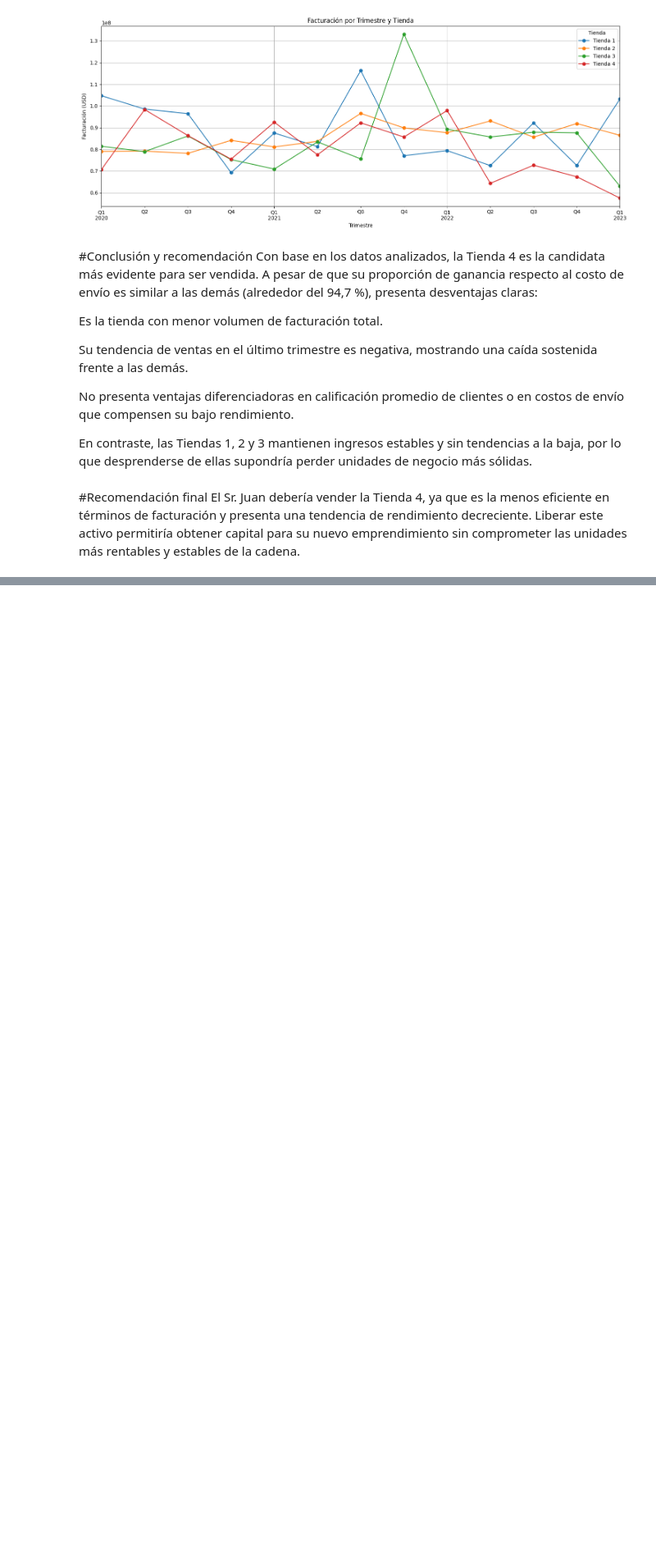
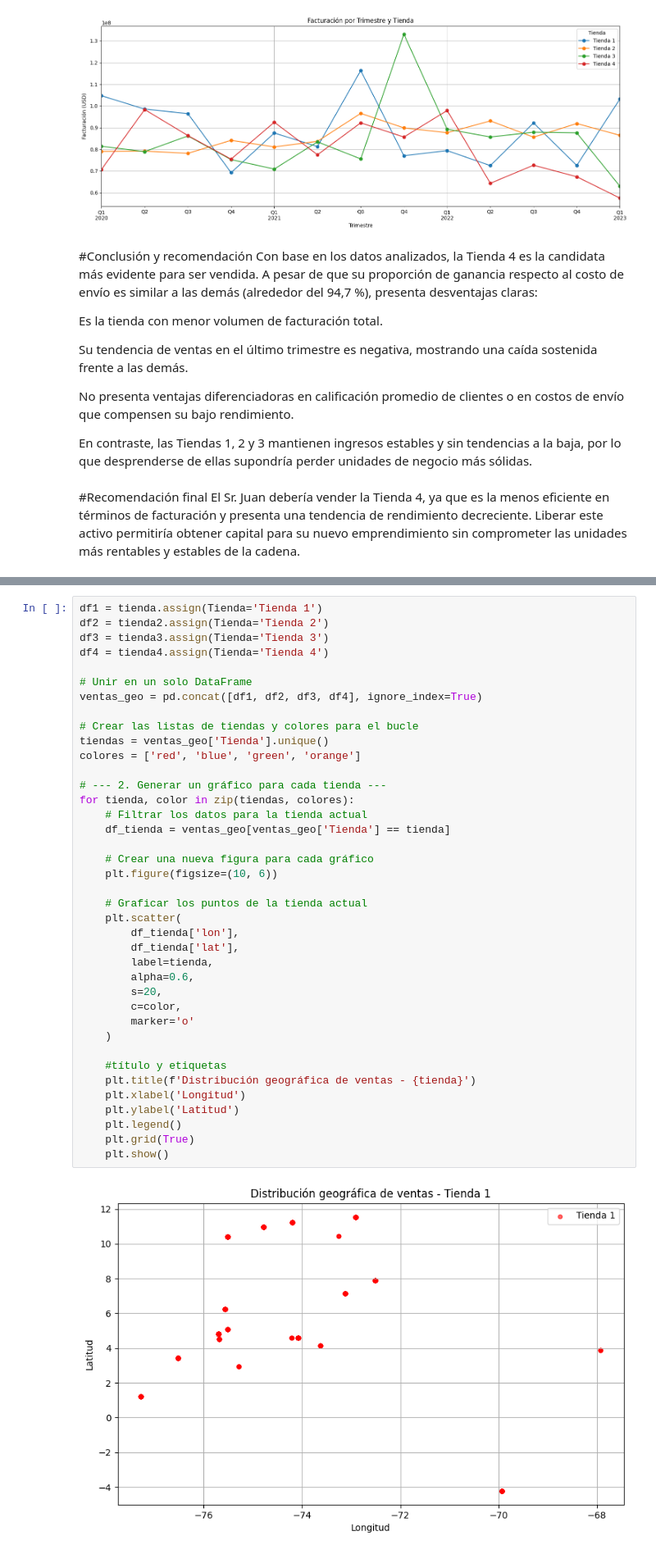
Before and after one commit to Joacco11/AluraStore, a Jupyter notebook: AluraStoreLatam.ipynb, the cells around one changed output, grey strips where cells are left out. Shown at 82% size. Saved outputs shown, nothing was run; the diff lists cells and outputs as text; blank space fills up the shorter version.

```diff
--- a/AluraStoreLatam.ipynb
+++ b/AluraStoreLatam.ipynb
@@ -347,0 +343,41 @@ El Sr. Juan debería vender la Tienda 4, ya que es la menos eficiente en términ
+# %%
+df1 = tienda.assign(Tienda='Tienda 1')
+df2 = tienda2.assign(Tienda='Tienda 2')
+df3 = tienda3.assign(Tienda='Tienda 3')
+df4 = tienda4.assign(Tienda='Tienda 4')
+
+# Unir en un solo DataFrame
+ventas_geo = pd.concat([df1, df2, df3, df4], ignore_index=True)
+
+# Crear las listas de tiendas y colores para el bucle
+tiendas = ventas_geo['Tienda'].unique()
+colores = ['red', 'blue', 'green', 'orange']
+
+# --- 2. Generar un gráfico para cada tienda ---
+for tienda, color in zip(tiendas, colores):
+    # Filtrar los datos para la tienda actual
+    df_tienda = ventas_geo[ventas_geo['Tienda'] == tienda]
+
+    # Crear una nueva figura para cada gráfico
+    plt.figure(figsize=(10, 6))
+
+    # Graficar los puntos de la tienda actual
+    plt.scatter(
+        df_tienda['lon'],
+        df_tienda['lat'],
+        label=tienda,
+        alpha=0.6,
+        s=20,
+        c=color,
+        marker='o'
+    )
+
+    #título y etiquetas
+    plt.title(f'Distribución geográfica de ventas - {tienda}')
+    plt.xlabel('Longitud')
+    plt.ylabel('Latitud')
+    plt.legend()
+    plt.grid(True)
+    plt.show()
+# %% [output]
+[figure, added]
```
Also changed, not shown: parts of 5 cells of this notebook.
